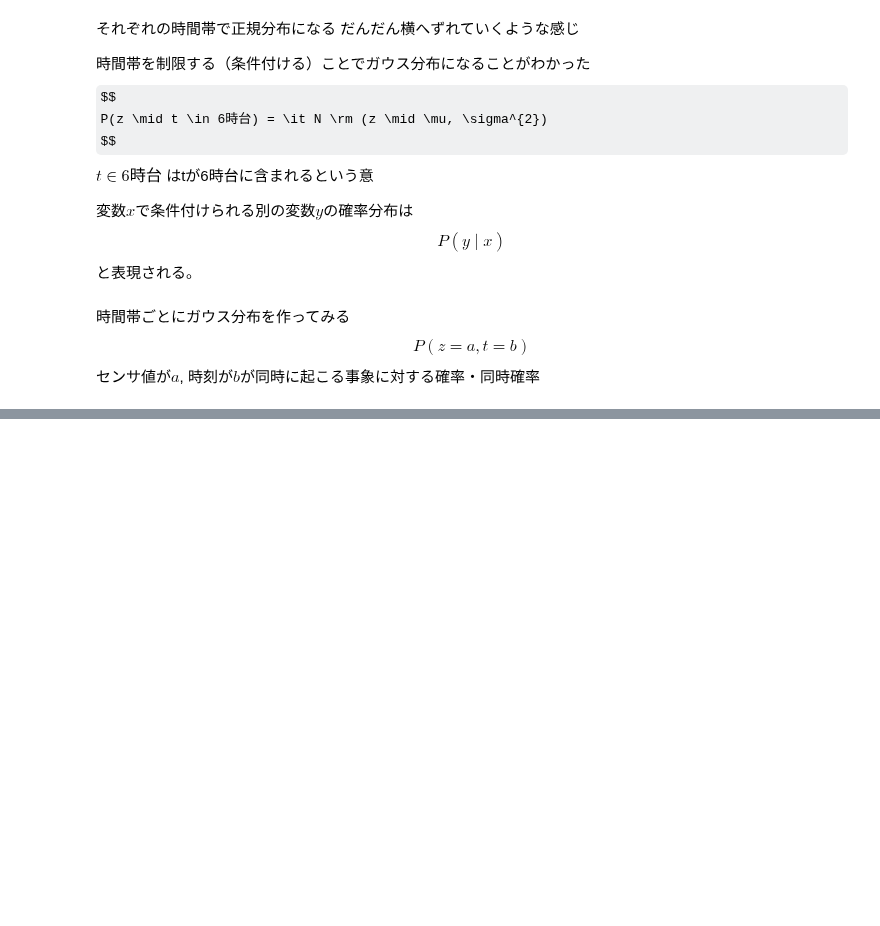
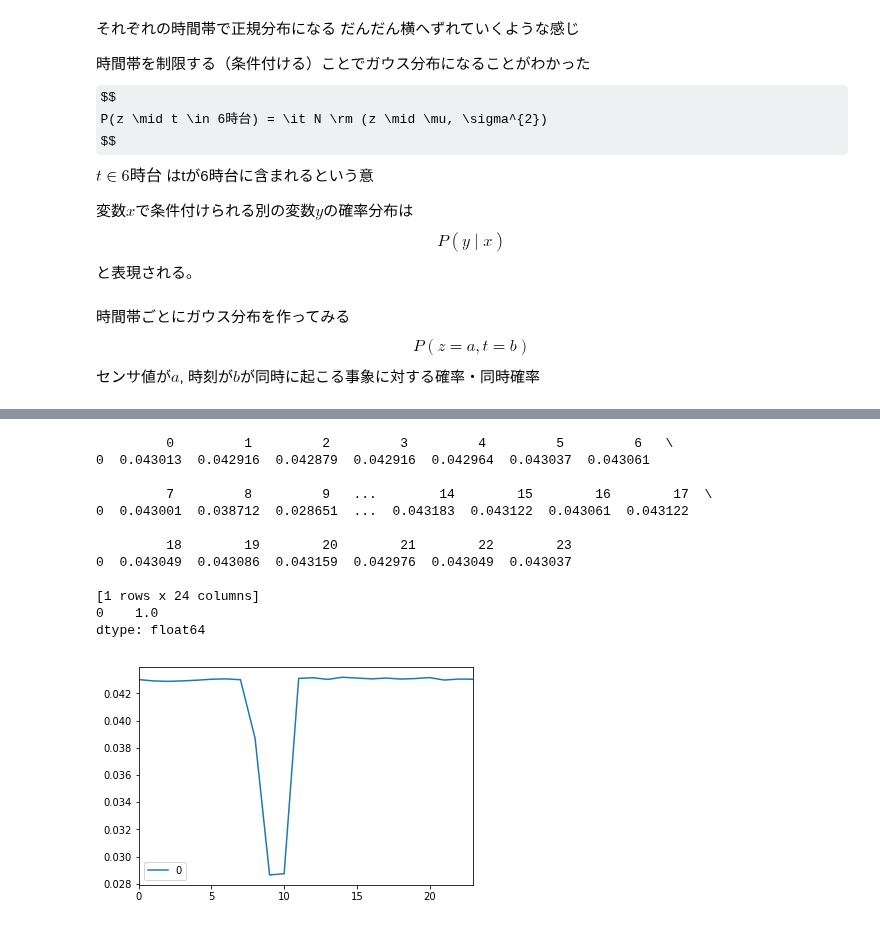
Before and after one commit to fugashy/probabilistic_robotics_simulator, a Jupyter notebook: basic_of_stochastic/multi_modal_distribution.ipynb, the cells around one changed output, grey strips where cells are left out. Cells and saved outputs as stored; diff of their text form; code cells hidden in the pictures; some formulas as TeX source; blank space fills up the shorter version.

```diff
--- a/basic_of_stochastic/multi_modal_distribution.ipynb
+++ b/basic_of_stochastic/multi_modal_distribution.ipynb
@@ -92,0 +172,20 @@ $$
+# %%
+# 列毎（時間帯毎）の合計値のリスト
+p_t = pd.DataFrame(probs.sum())
+p_t.plot()
+print(p_t.transpose())
+print(p_t.sum())
+# %% [output]
+         0         1         2         3         4         5         6   \
+0  0.043013  0.042916  0.042879  0.042916  0.042964  0.043037  0.043061
+
+         7         8         9   ...        14        15        16        17  \
+0  0.043001  0.038712  0.028651  ...  0.043183  0.043122  0.043061  0.043122
+
+         18        19        20        21        22        23
+0  0.043049  0.043086  0.043159  0.042976  0.043049  0.043037
+
+[1 rows x 24 columns]
+0    1.0
+dtype: float64
+[figure, added]
```
Also changed, not shown: parts of 6 cells of this notebook.
